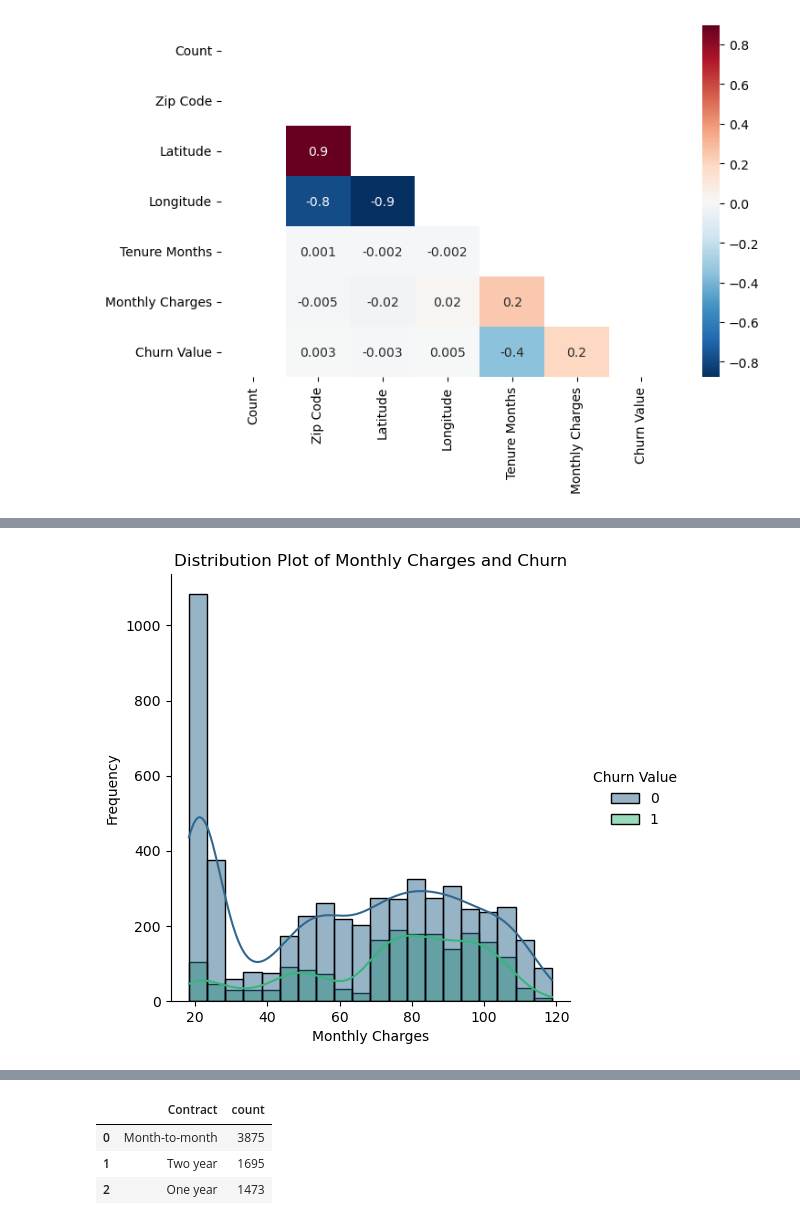
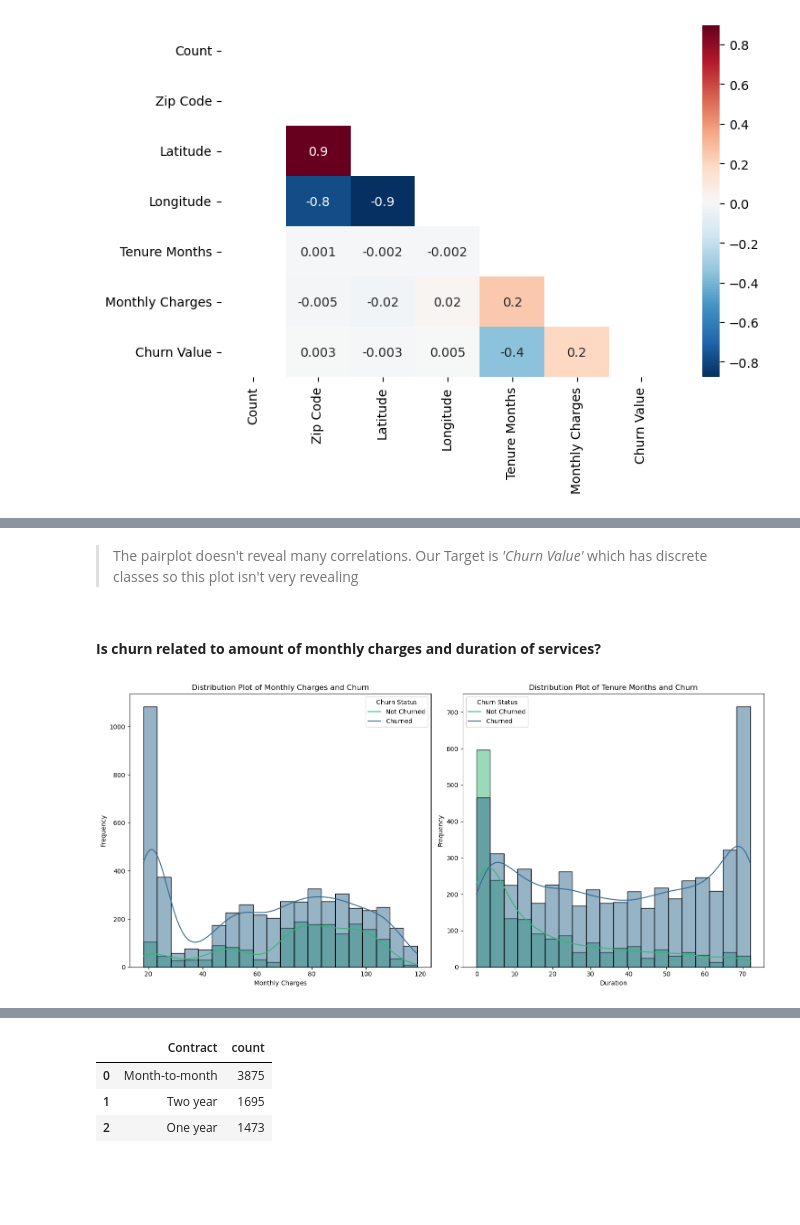
Before and after one commit to ldearlove/Digital-Futures-Swan-Project, a Jupyter notebook: White Swan.ipynb, the cells around one changed output, grey strips where cells are left out. Saved outputs shown, nothing was run; the diff lists cells and outputs as text; code cells hidden in the pictures; blank space fills up the shorter version.

Commit message:
Cleaned up EDA
Removed graphs and created subplots

```diff
--- a/White Swan.ipynb
+++ b/White Swan.ipynb
@@ -162,14 +164,39 @@ sns.pairplot(df)
+# %% [markdown]
+>The pairplot doesn't reveal many correlations. Our Target is _'Churn Value'_ which has discrete classes so this plot isn't very revealing
+# %% [markdown]
+\
+**Is churn related to amount of monthly charges and duration of services?**
 # %%
+fig, axes = plt.subplots(nrows=1, ncols=2, figsize=(15, 7), sharey=False)
+
 #Is churn related to amount of monthly charges?
-sns.displot(data=df, x='Monthly Charges',
+sns.histplot(data=df, x='Monthly Charges',
             hue='Churn Value',
-            kind='hist',
+            #kind='hist',
             kde=True,
             palette='viridis',
-            bins=20)
-plt.title('Distribution Plot of Monthly Charges and Churn')
-plt.xlabel('Monthly Charges')
-plt.ylabel('Frequency')
+            bins=20,
+            ax=axes[0])
+axes[0].set_title('Distribution Plot of Monthly Charges and Churn')
+axes[0].set_xlabel('Monthly Charges')
+axes[0].set_ylabel('Frequency')
+axes[0].legend(['Not Churned', 'Churned'], title='Churn Status')
+
+#Is churn related to duration of service?
+sns.histplot(data=df, x='Tenure Months',
+            hue='Churn Value',
+            #kind='hist',
+            kde=True,
+            palette='viridis',
+            bins=20,
+            ax=axes[1])
+axes[1].set_title('Distribution Plot of Tenure Months and Churn')
+axes[1].set_xlabel('Duration')
+axes[1].set_ylabel('Frequency')
+axes[1].legend(['Not Churned', 'Churned'], title='Churn Status')
+
+
+plt.tight_layout()
 plt.show()
 # %% [output]
-[figure, old version]
+[figure, new version]
```
Also changed, not shown: parts of 25 cells of this notebook.
